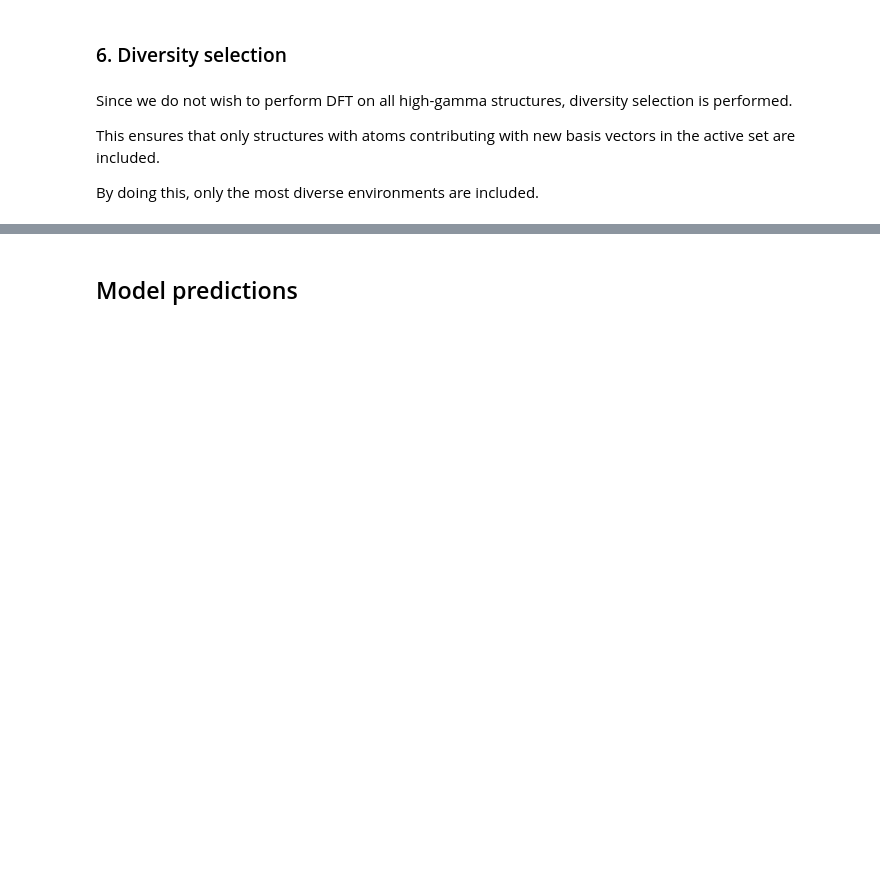
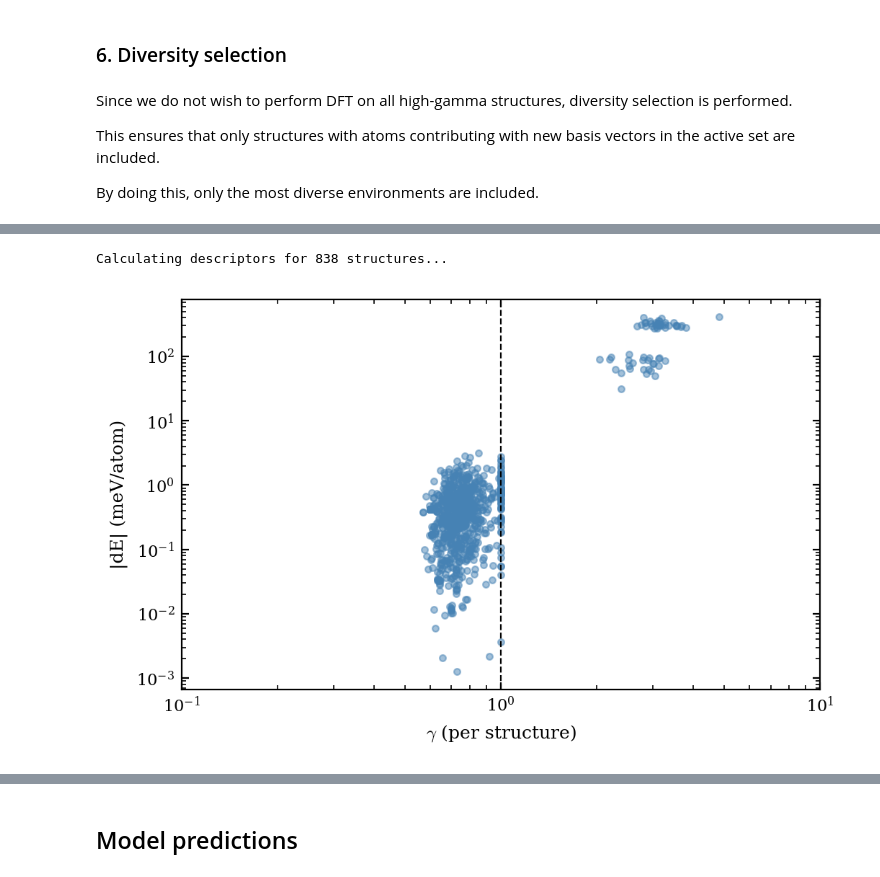
Before and after one commit to ThomasRavnborg/OxideSlabs, a Jupyter notebook: MLtraining.ipynb, the cells around one changed output, grey strips where cells are left out. Saved outputs shown, nothing was run; the diff lists cells and outputs as text; code cells hidden in the pictures; blank space fills up the shorter version.

```diff
--- a/MLtraining.ipynb
+++ b/MLtraining.ipynb
@@ -575 +814,7 @@ NEP.update_dataset()
+# %%
+structures = NEP.train_data
+# %%
+NEP.assign_gamma(structures)
+# %% [output]
+Calculating descriptors for 838 structures...
 # %%
@@ -612,0 +849,17 @@ def plot_dF_gamma(structures, per_structure=False):
+# %%
+def plot_dE_gamma(structures):
+    dE = np.array([struct.info["dE"]*1e3 for struct in structures])
+    gamma = np.array([max(struct.arrays["gamma"]) for struct in structures])
+
+    lf = LatexFigure()
+    fig, axes = lf.create()
+
+    axes[0].scatter(gamma, dE, alpha=0.5, s=10, color='steelblue', lw=0.8)
+    # Plot dashed line at gamma = 1
+    axes[0].axvline(1, color='k', linestyle='--', lw=0.8)
+    axes[0].set_xlabel('$\\gamma$ (per structure)')
+    axes[0].set_ylabel('|dE| (meV/atom)')
+    axes[0].set_xscale('log')
+    axes[0].set_yscale('log')
+    axes[0].set_xlim(1e-1, 1e1)
+    plt.show()
@@ -612,0 +893,4 @@ def plot_dF_gamma(structures, per_structure=False):
+# %%
+plot_dE_gamma(structures)
+# %% [output]
+[figure, added]
```
Also changed, not shown: parts of 102 cells of this notebook, 12 other files.
